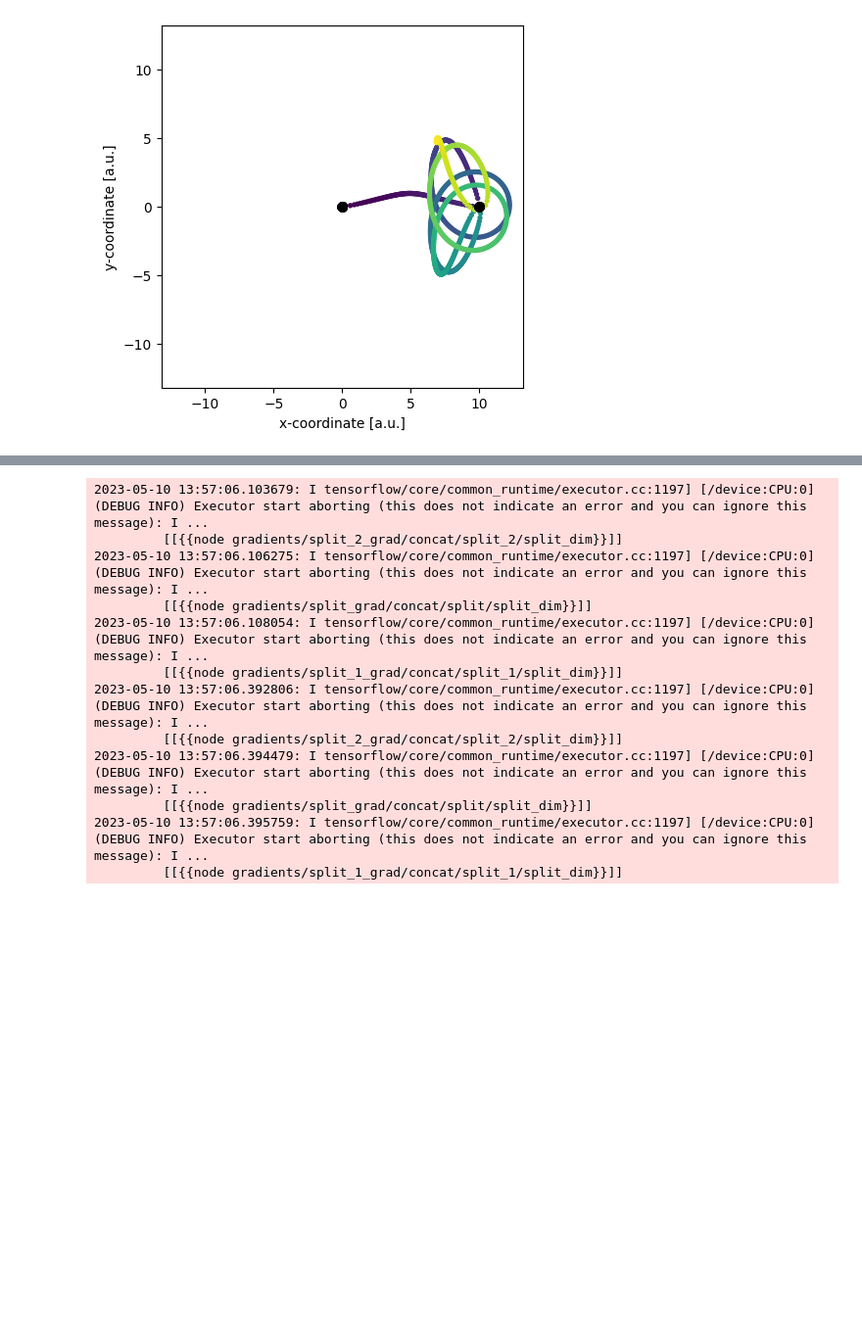
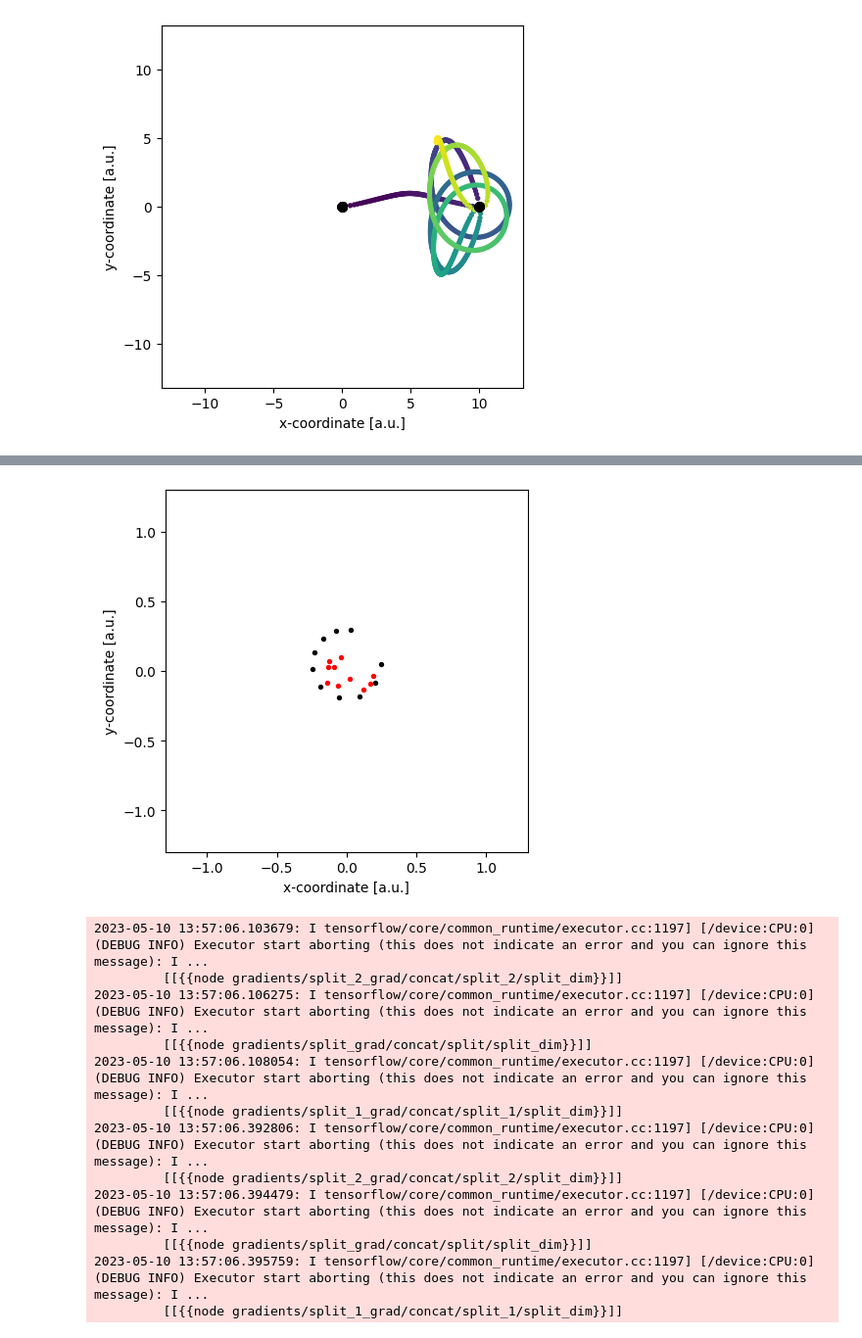
Before and after one commit to Felix-Busse/Recurrent_NNR, a Jupyter notebook: Recurrent_NNR.ipynb, the cells around one changed output, grey strips where cells are left out. Shown at 98% size. Saved outputs shown, nothing was run; the diff lists cells and outputs as text; code cells hidden in the pictures; blank space fills up the shorter version.

Commit message:
Worked on training of RNN

```diff
--- a/Recurrent_NNR.ipynb
+++ b/Recurrent_NNR.ipynb
@@ -94,9 +114,11 @@ class space_particle(space_body):
         rtol: numerical value defining tolerance for Runge-Kutta solver
 
         Has no return value, fills property DataFrame "solution" with result of integration'''
-        integration = sc.integrate.solve_ivp(lambda t, y: self.RK_dy_dt(t, y, G, bodies), t_span=t_span,
-                                              y0=np.array([self.x, self.y, self.v_x, self.v_y]),
-                                              t_eval=np.linspace(t_span[0], t_span[1], n_points), rtol=1E-5)
+        integration = sc.integrate.solve_ivp(
+            lambda t, y: self.RK_dy_dt(t, y, G, bodies), t_span=t_span,
+            y0=np.array([self.x, self.y, self.v_x, self.v_y]),
+            t_eval=np.linspace(t_span[0], t_span[1], n_points), rtol=1E-5
+        )
         self.solution = self.solution.assign(
             t=integration.t,
             x=integration.y[0],
@@ -104,6 +126,7 @@ class space_particle(space_body):
             v_x=integration.y[2],
             v_y=integration.y[3]
         )
+        return self
 
     def show_trajectory(self, bodies=None):
         '''Method to create an plot of trajectory (result of integration of equation of motion).
@@ -179,0 +243,16 @@ for i in range(sample_n):
+# %%
+model = tf.keras.Sequential()
+model.add(tf.keras.layers.LSTM(60, return_sequences=False, input_shape=(40, 2)))
+model.add(tf.keras.layers.Dense(2*n_target_steps, activation='linear'))
+model.add(tf.keras.layers.Reshape(target_shape=(n_target_steps, 2))
+)
+# %%
+optimizer = tf.keras.optimizers.Adam(learning_rate=0.001)
+current_log_dir = log_dir()
+tensorboard_cb = tf.keras.callbacks.TensorBoard(current_log_dir)
+earlystopping_cb = tf.keras.callbacks.EarlyStopping(patience=20, restore_best_weights=True)
+model.compile(optimizer=optimizer, loss='mse')
+model.fit(
+    train_data, validation_data=eval_data, epochs=500,
+    callbacks=[tensorboard_cb, earlystopping_cb], verbose=0
+)
@@ -179,0 +265,8 @@ for i in range(sample_n):
+# %%
+iterator = test_data.unbatch().as_numpy_iterator()
+# %%
+data = iterator.next()
+prediction = model.predict(tf.expand_dims(data[0], 0))
+target = data[1]
+compare_trajectory(target, prediction)
+# %% [output]
@@ -180,3 +274,4 @@ for i in range(sample_n):
+[figure, added]
 # %%
 # Define Recurrent Neuronal Network
 RNN = ks.Sequential()
```
Also changed, not shown: parts of 10 cells of this notebook, 32 other files.
